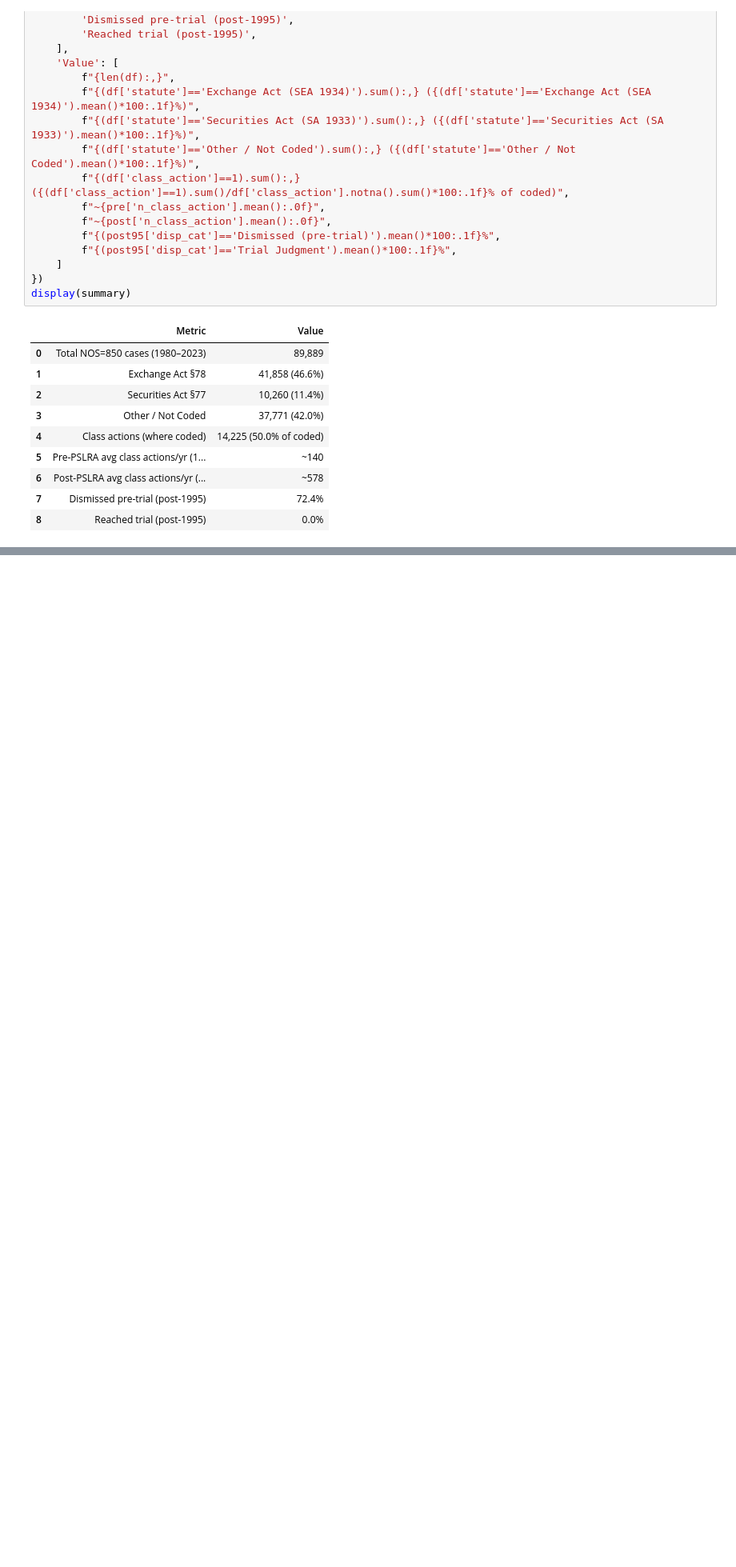
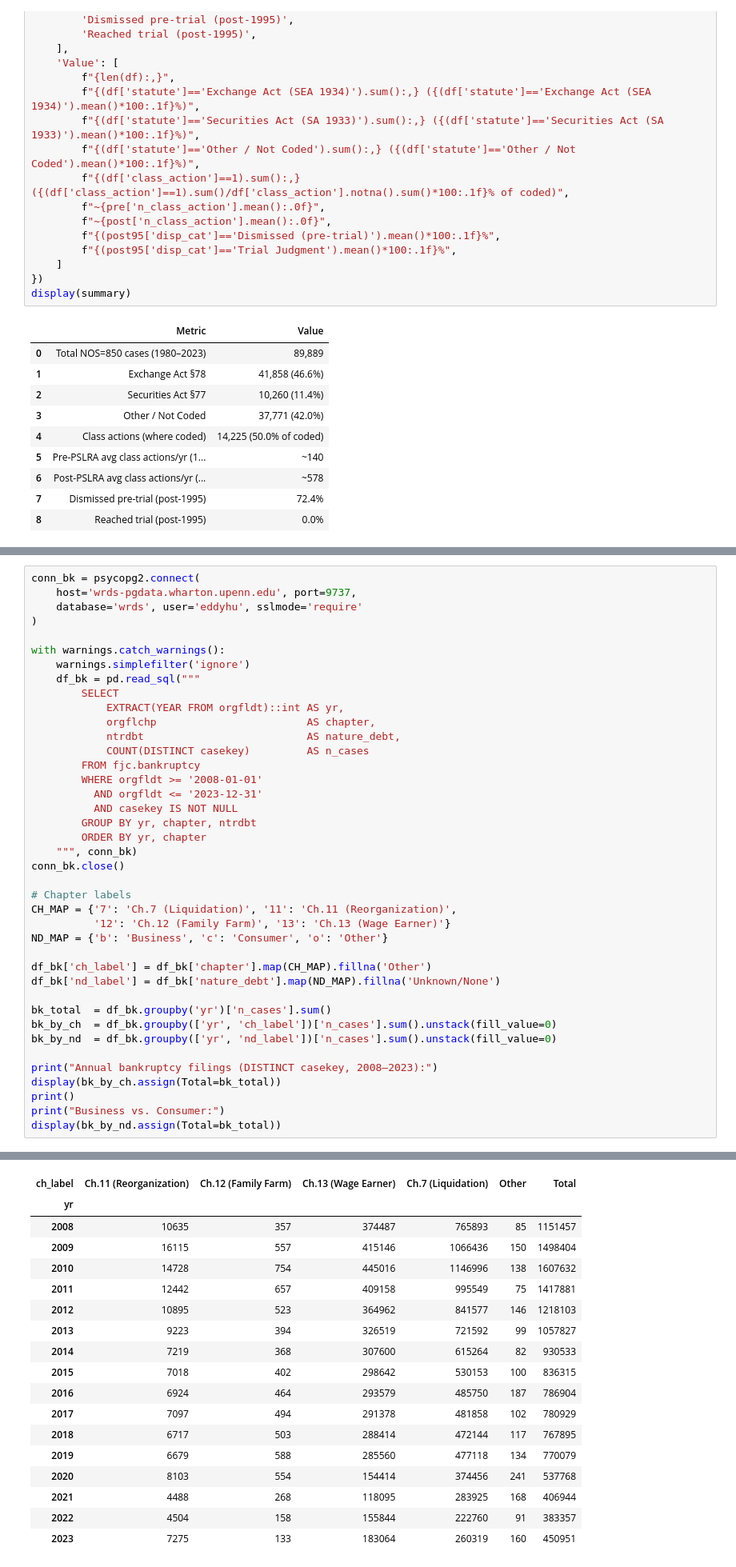
Before and after one commit to edwinhu/claude-plugins, a Jupyter notebook: skills/wrds/examples/fjc_eda.ipynb, the cells around one changed output, grey strips where cells are left out. Shown at 80% size. Saved outputs shown, nothing was run; the diff lists cells and outputs as text; blank space fills up the shorter version.

```diff
--- a/skills/wrds/examples/fjc_eda.ipynb
+++ b/skills/wrds/examples/fjc_eda.ipynb
@@ -468,0 +503,41 @@ display(summary)
+# %%
+conn_bk = psycopg2.connect(
+    host='wrds-pgdata.wharton.upenn.edu', port=9737,
+    database='wrds', user='eddyhu', sslmode='require'
+)
+
+with warnings.catch_warnings():
+    warnings.simplefilter('ignore')
+    df_bk = pd.read_sql("""
+        SELECT
+            EXTRACT(YEAR FROM orgfldt)::int AS yr,
+            orgflchp                        AS chapter,
+            ntrdbt                          AS nature_debt,
+            COUNT(DISTINCT casekey)         AS n_cases
+        FROM fjc.bankruptcy
+        WHERE orgfldt >= '2008-01-01'
+          AND orgfldt <= '2023-12-31'
+          AND casekey IS NOT NULL
+        GROUP BY yr, chapter, ntrdbt
+        ORDER BY yr, chapter
+    """, conn_bk)
+conn_bk.close()
+
+# Chapter labels
+CH_MAP = {'7': 'Ch.7 (Liquidation)', '11': 'Ch.11 (Reorganization)',
+          '12': 'Ch.12 (Family Farm)', '13': 'Ch.13 (Wage Earner)'}
+ND_MAP = {'b': 'Business', 'c': 'Consumer', 'o': 'Other'}
+
+df_bk['ch_label'] = df_bk['chapter'].map(CH_MAP).fillna('Other')
+df_bk['nd_label'] = df_bk['nature_debt'].map(ND_MAP).fillna('Unknown/None')
+
+bk_total  = df_bk.groupby('yr')['n_cases'].sum()
+bk_by_ch  = df_bk.groupby(['yr', 'ch_label'])['n_cases'].sum().unstack(fill_value=0)
+bk_by_nd  = df_bk.groupby(['yr', 'nd_label'])['n_cases'].sum().unstack(fill_value=0)
+
+print("Annual bankruptcy filings (DISTINCT casekey, 2008–2023):")
+display(bk_by_ch.assign(Total=bk_total))
+print()
+print("Business vs. Consumer:")
+display(bk_by_nd.assign(Total=bk_total))
+# %% [output]
@@ -468,0 +545,18 @@ display(summary)
+| ch_label | Ch.11 (Reorganization) | Ch.12 (Family Farm) | Ch.13 (Wage Earner) | Ch.7 (Liquidation) | Other | Total |
+| yr |  |  |  |  |  |  |
+| 2008 | 10635 | 357 | 374487 | 765893 | 85 | 1151457 |
+| 2009 | 16115 | 557 | 415146 | 1066436 | 150 | 1498404 |
+| 2010 | 14728 | 754 | 445016 | 1146996 | 138 | 1607632 |
+| 2011 | 12442 | 657 | 409158 | 995549 | 75 | 1417881 |
+| 2012 | 10895 | 523 | 364962 | 841577 | 146 | 1218103 |
+| 2013 | 9223 | 394 | 326519 | 721592 | 99 | 1057827 |
+| 2014 | 7219 | 368 | 307600 | 615264 | 82 | 930533 |
+| 2015 | 7018 | 402 | 298642 | 530153 | 100 | 836315 |
+| 2016 | 6924 | 464 | 293579 | 485750 | 187 | 786904 |
+| 2017 | 7097 | 494 | 291378 | 481858 | 102 | 780929 |
+| 2018 | 6717 | 503 | 288414 | 472144 | 117 | 767895 |
+| 2019 | 6679 | 588 | 285560 | 477118 | 134 | 770079 |
+| 2020 | 8103 | 554 | 154414 | 374456 | 241 | 537768 |
+| 2021 | 4488 | 268 | 118095 | 283925 | 168 | 406944 |
+| 2022 | 4504 | 158 | 155844 | 222760 | 91 | 383357 |
+| 2023 | 7275 | 133 | 183064 | 260319 | 160 | 450951 |
```
Also changed, not shown: parts of 5 cells of this notebook, 1 other file.
